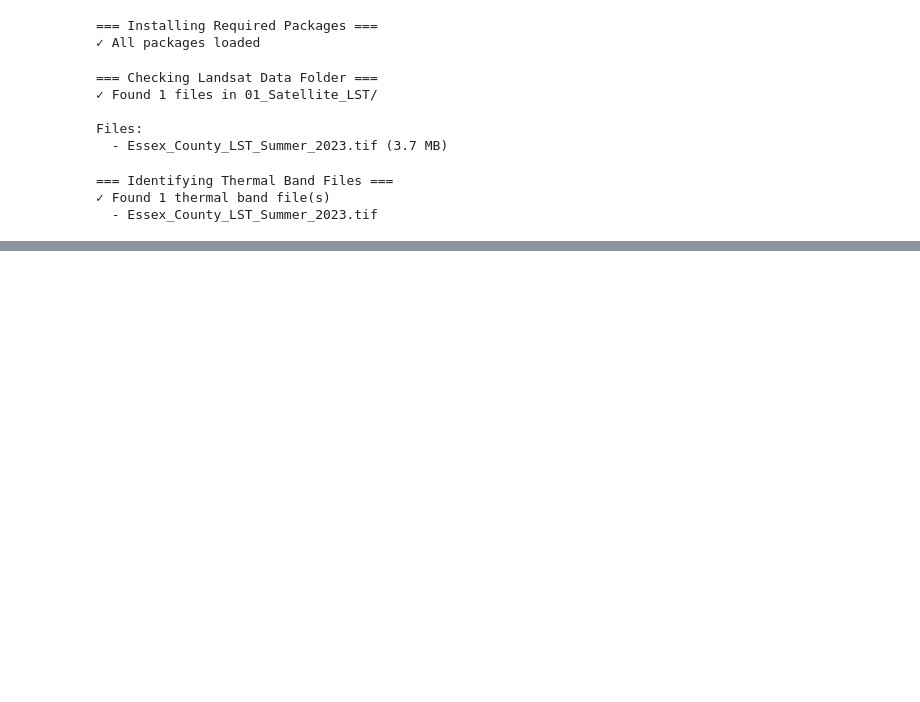
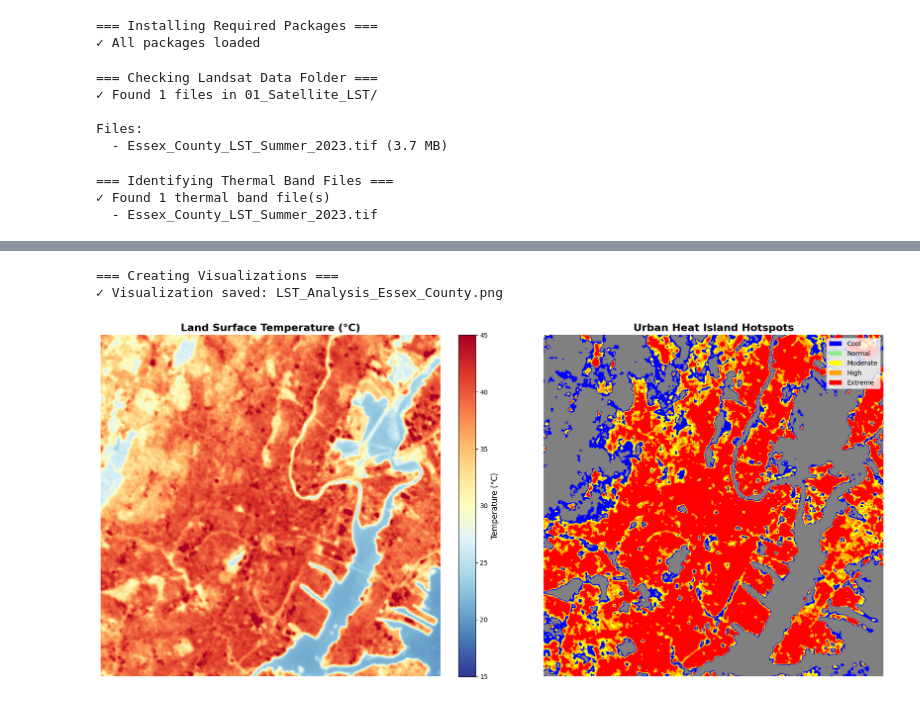
Before and after one commit to SamuelCyberSec/UHID-Essex-County, a Jupyter notebook: 01_notebooks/01_LST_Analysis.ipynb, the cells around one changed output, grey strips where cells are left out. Saved outputs shown, nothing was run; the diff lists cells and outputs as text; code cells hidden in the pictures; blank space fills up the shorter version.

```diff
--- a/01_notebooks/01_LST_Analysis.ipynb
+++ b/01_notebooks/01_LST_Analysis.ipynb
@@ -106,0 +236,37 @@ else:
+# %%
+# ============================================
+# STEP 6: VISUALIZE LST AND HOTSPOTS
+# ============================================
+print("\n=== Creating Visualizations ===")
+
+if thermal_files:
+    fig, axes = plt.subplots(1, 2, figsize=(20, 8))
+
+    # Plot 1: Land Surface Temperature
+    im1 = axes[0].imshow(lst_celsius, cmap='RdYlBu_r', vmin=15, vmax=45)
+    axes[0].set_title('Land Surface Temperature (°C)', fontsize=16, fontweight='bold')
+    axes[0].axis('off')
+    cbar1 = plt.colorbar(im1, ax=axes[0], fraction=0.046, pad=0.04)
+    cbar1.set_label('Temperature (°C)', fontsize=12)
+
+    # Plot 2: Hotspot Classification
+    colors = ['gray', 'blue', 'lightgreen', 'yellow', 'orange', 'red']
+    im2 = axes[1].imshow(hotspot_classes, cmap=plt.cm.colors.ListedColormap(colors))
+    axes[1].set_title('Urban Heat Island Hotspots', fontsize=16, fontweight='bold')
+    axes[1].axis('off')
+
+    # Custom legend
+    from matplotlib.patches import Patch
+    legend_labels = ['Cool', 'Normal', 'Moderate', 'High', 'Extreme']
+    legend_colors = colors[1:]  # Skip NoData color
+    legend_patches = [Patch(facecolor=c, label=l) for c, l in zip(legend_colors, legend_labels)]
+    axes[1].legend(handles=legend_patches, loc='upper right', fontsize=10)
+
+    plt.tight_layout()
+    plt.savefig('LST_Analysis_Essex_County.png', dpi=300, bbox_inches='tight')
+    print("✓ Visualization saved: LST_Analysis_Essex_County.png")
+    plt.show()
+# %% [output]
+=== Creating Visualizations ===
+✓ Visualization saved: LST_Analysis_Essex_County.png
+[figure, added]
```
Also changed, not shown: parts of 4 cells of this notebook.
